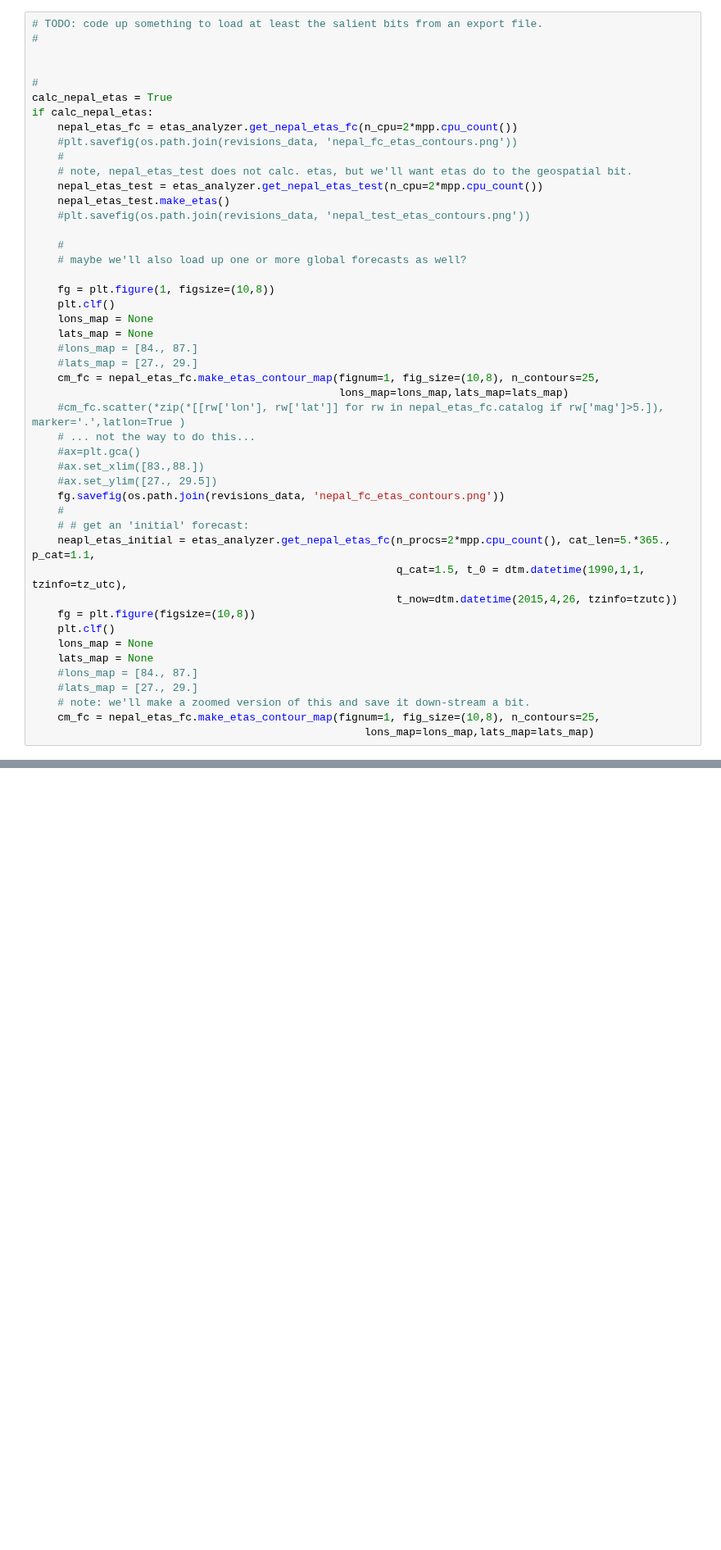
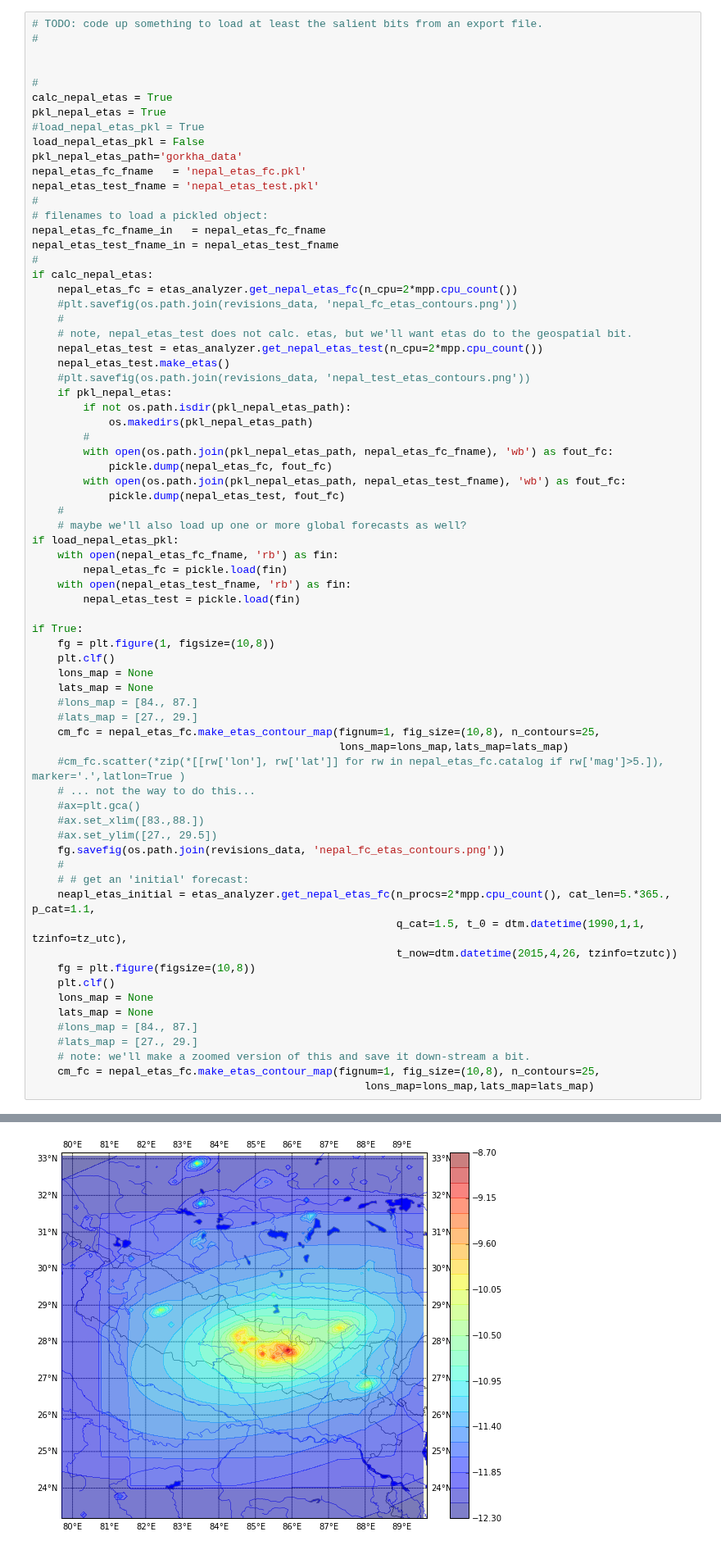
Before and after one commit to markyoder/globalETAS, a Jupyter notebook: global_etas_figs_revision.ipynb, the cells around one changed output, grey strips where cells are left out. Shown at 82% size. Drawn from its saved outputs; the diff is of its cells as text; blank space fills up the shorter version.

```diff
--- a/global_etas_figs_revision.ipynb
+++ b/global_etas_figs_revision.ipynb
@@ -142,6 +143,17 @@ if not os.path.isdir(revisions_data): os.makedirs(revisions_data)
 
 #
 calc_nepal_etas = True
+pkl_nepal_etas = True
+#load_nepal_etas_pkl = True
+load_nepal_etas_pkl = False
+pkl_nepal_etas_path='gorkha_data'
+nepal_etas_fc_fname   = 'nepal_etas_fc.pkl'
+nepal_etas_test_fname = 'nepal_etas_test.pkl'
+#
+# filenames to load a pickled object:
+nepal_etas_fc_fname_in   = nepal_etas_fc_fname
+nepal_etas_test_fname_in = nepal_etas_test_fname
+#
 if calc_nepal_etas:
     nepal_etas_fc = etas_analyzer.get_nepal_etas_fc(n_cpu=2*mpp.cpu_count())
     #plt.savefig(os.path.join(revisions_data, 'nepal_fc_etas_contours.png'))
@@ -150,10 +162,23 @@ if calc_nepal_etas:
     nepal_etas_test = etas_analyzer.get_nepal_etas_test(n_cpu=2*mpp.cpu_count())
     nepal_etas_test.make_etas()
     #plt.savefig(os.path.join(revisions_data, 'nepal_test_etas_contours.png'))
-
+    if pkl_nepal_etas:
+        if not os.path.isdir(pkl_nepal_etas_path):
+            os.makedirs(pkl_nepal_etas_path)
+        #
+        with open(os.path.join(pkl_nepal_etas_path, nepal_etas_fc_fname), 'wb') as fout_fc:
+            pickle.dump(nepal_etas_fc, fout_fc)
+        with open(os.path.join(pkl_nepal_etas_path, nepal_etas_test_fname), 'wb') as fout_fc:
+            pickle.dump(nepal_etas_test, fout_fc)
     #
     # maybe we'll also load up one or more global forecasts as well?
+if load_nepal_etas_pkl:
+    with open(nepal_etas_fc_fname, 'rb') as fin:
+        nepal_etas_fc = pickle.load(fin)
+    with open(nepal_etas_test_fname, 'rb') as fin:
+        nepal_etas_test = pickle.load(fin)
 
+if True:
     fg = plt.figure(1, figsize=(10,8))
     plt.clf()
     lons_map = None
@@ -192,0 +228 @@ R:  <multiprocessing.pool.ApplyResult object at 0x...>
+[figure, new version]
```
Also changed, not shown: parts of 8 cells of this notebook, 2 other files.
